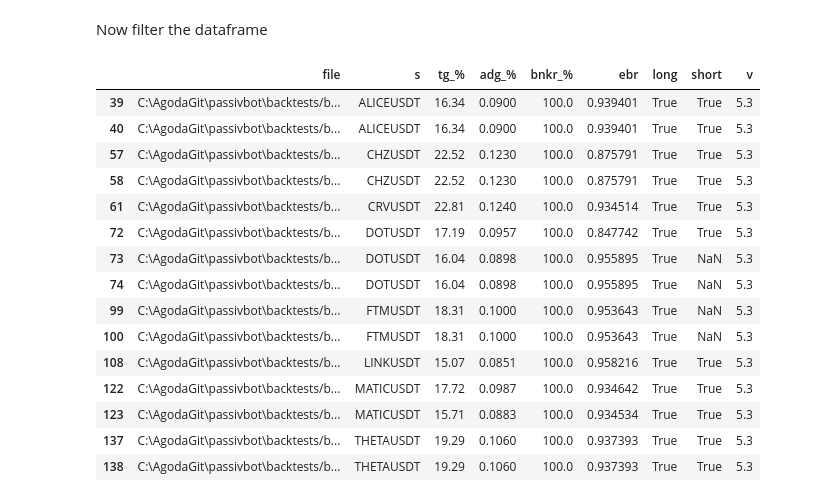
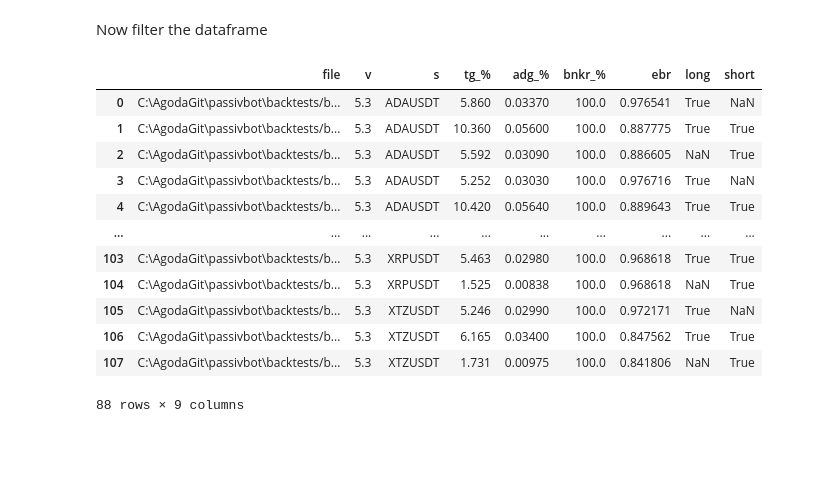
Before and after one commit to shroukkhan/passivbot, a Jupyter notebook: analyze_result.ipynb, the cells around one changed output. Drawn from its saved outputs; the diff is of its cells as text; code cells hidden in the pictures; blank space fills up the shorter version.

```diff
--- a/analyze_result.ipynb
+++ b/analyze_result.ipynb
@@ -59,47 +59,43 @@ Now filter the dataframe
 # %%
 allowed_symbols = ["ETHUSDT", "XRPUSDT", "1000SHIBUSDT", "DOGEUSDT", "ADAUSDT",
             "BNBUSDT", "MATICUSDT", "DOTUSDT", "SANDUSDT", "FTMUSDT",
             "LTCUSDT", "LINKUSDT", "MANAUSDT", "ETCUSDT", "EOSUSDT",
             "ATOMUSDT", "FILUSDT", "ICPUSDT", "ALICEUSDT", "LRCUSDT",
             "BCHUSDT", "SUSHIUSDT", "XTZUSDT", "THETAUSDT", "CRVUSDT",
             "ALGOUSDT", "CHZUSDT", "TRXUSDT", "VETUSDT", "CHRUSDT",
             "ONEUSDT", "OMGUSDT", "XLMUSDT", "RUNEUSDT", "ENJUSDT",
             "CELRUSDT", "SXPUSDT", "1INCHUSDT", "SRMUSDT", "COTIUSDT",
             "ZECUSDT", "QTUMUSDT", "GRTUSDT", "DENTUSDT", "SFPUSDT",
             "STORJUSDT", "IOTAUSDT", "HOTUSDT", "NEOUSDT", "COMPUSDT",
             "LINAUSDT", "KAVAUSDT", "BATUSDT", "WAVESUSDT", "IOSTUSDT",
             "ALPHAUSDT", "RLCUSDT", "HBARUSDT", "DODOUSDT", "XMRUSDT",
             "SNXUSDT", "ANKRUSDT", "DASHUSDT", "REEFUSDT", "ZENUSDT",
             "CVCUSDT", "RENUSDT", "ICXUSDT", "RSRUSDT", "SKLUSDT",
             "NKNUSDT", "BELUSDT", "ONTUSDT", "OGNUSDT", "BLZUSDT",
             "MTLUSDT", "CTKUSDT", "RVNUSDT", "LITUSDT", "MKRUSDT",
             "OCEANUSDT", "ZILUSDT", "UNFIUSDT", "BANDUSDT", "YFIIUSDT",
             "TOMOUSDT", "TRBUSDT", "KNCUSDT", "STMXUSDT", "ZRXUSDT",
             "SCUSDT", "AKROUSDT", "XEMUSDT", "FLMUSDT", "BALUSDT",
             "BTSUSDT", "DGBUSDT", "DEFIUSDT"]
 
 #allowed_symbols = ['ETHUSDT']
 
 df = big_data[(big_data.s.isin(allowed_symbols)) &
               (big_data['bnkr_%'] > 95.0) &
               (big_data['tg_%'] > 0) &
-              (big_data['v'] == '5.3') &
-              (big_data['tg_%'] > 15.0)]
+              (big_data['v'] == '5.3') ]
 df
 # %% [output]
-|  | file | s | tg_% | adg_% | bnkr_% | ebr | long | short | v |
-| 39 | C:\AgodaGit\passivbot\backtests/b... | ALICEUSDT | 16.34 | 0.0900 | 100.0 | 0.939401 | True | True | 5.3 |
-| 40 | C:\AgodaGit\passivbot\backtests/b... | ALICEUSDT | 16.34 | 0.0900 | 100.0 | 0.939401 | True | True | 5.3 |
-| 57 | C:\AgodaGit\passivbot\backtests/b... | CHZUSDT | 22.52 | 0.1230 | 100.0 | 0.875791 | True | True | 5.3 |
-| 58 | C:\AgodaGit\passivbot\backtests/b... | CHZUSDT | 22.52 | 0.1230 | 100.0 | 0.875791 | True | True | 5.3 |
-| 61 | C:\AgodaGit\passivbot\backtests/b... | CRVUSDT | 22.81 | 0.1240 | 100.0 | 0.934514 | True | True | 5.3 |
-| 72 | C:\AgodaGit\passivbot\backtests/b... | DOTUSDT | 17.19 | 0.0957 | 100.0 | 0.847742 | True | True | 5.3 |
-| 73 | C:\AgodaGit\passivbot\backtests/b... | DOTUSDT | 16.04 | 0.0898 | 100.0 | 0.955895 | True | NaN | 5.3 |
-| 74 | C:\AgodaGit\passivbot\backtests/b... | DOTUSDT | 16.04 | 0.0898 | 100.0 | 0.955895 | True | NaN | 5.3 |
-| 99 | C:\AgodaGit\passivbot\backtests/b... | FTMUSDT | 18.31 | 0.1000 | 100.0 | 0.953643 | True | NaN | 5.3 |
-| 100 | C:\AgodaGit\passivbot\backtests/b... | FTMUSDT | 18.31 | 0.1000 | 100.0 | 0.953643 | True | NaN | 5.3 |
-| 108 | C:\AgodaGit\passivbot\backtests/b... | LINKUSDT | 15.07 | 0.0851 | 100.0 | 0.958216 | True | True | 5.3 |
-| 122 | C:\AgodaGit\passivbot\backtests/b... | MATICUSDT | 17.72 | 0.0987 | 100.0 | 0.934642 | True | True | 5.3 |
-| 123 | C:\AgodaGit\passivbot\backtests/b... | MATICUSDT | 15.71 | 0.0883 | 100.0 | 0.934534 | True | True | 5.3 |
-| 137 | C:\AgodaGit\passivbot\backtests/b... | THETAUSDT | 19.29 | 0.1060 | 100.0 | 0.937393 | True | True | 5.3 |
-| 138 | C:\AgodaGit\passivbot\backtests/b... | THETAUSDT | 19.29 | 0.1060 | 100.0 | 0.937393 | True | True | 5.3 |
+|  | file | v | s | tg_% | adg_% | bnkr_% | ebr | long | short |
+| 0 | C:\AgodaGit\passivbot\backtests/b... | 5.3 | ADAUSDT | 5.860 | 0.03370 | 100.0 | 0.976541 | True | NaN |
+| 1 | C:\AgodaGit\passivbot\backtests/b... | 5.3 | ADAUSDT | 10.360 | 0.05600 | 100.0 | 0.887775 | True | True |
+| 2 | C:\AgodaGit\passivbot\backtests/b... | 5.3 | ADAUSDT | 5.592 | 0.03090 | 100.0 | 0.886605 | NaN | True |
+| 3 | C:\AgodaGit\passivbot\backtests/b... | 5.3 | ADAUSDT | 5.252 | 0.03030 | 100.0 | 0.976716 | True | NaN |
+| 4 | C:\AgodaGit\passivbot\backtests/b... | 5.3 | ADAUSDT | 10.420 | 0.05640 | 100.0 | 0.889643 | True | True |
+| ... | ... | ... | ... | ... | ... | ... | ... | ... | ... |
+| 103 | C:\AgodaGit\passivbot\backtests/b... | 5.3 | XRPUSDT | 5.463 | 0.02980 | 100.0 | 0.968618 | True | True |
+| 104 | C:\AgodaGit\passivbot\backtests/b... | 5.3 | XRPUSDT | 1.525 | 0.00838 | 100.0 | 0.968618 | NaN | True |
+| 105 | C:\AgodaGit\passivbot\backtests/b... | 5.3 | XTZUSDT | 5.246 | 0.02990 | 100.0 | 0.972171 | True | NaN |
+| 106 | C:\AgodaGit\passivbot\backtests/b... | 5.3 | XTZUSDT | 6.165 | 0.03400 | 100.0 | 0.847562 | True | True |
+| 107 | C:\AgodaGit\passivbot\backtests/b... | 5.3 | XTZUSDT | 1.731 | 0.00975 | 100.0 | 0.841806 | NaN | True |
+88 rows × 9 columns
```
Also changed, not shown: parts of 1 cell of this notebook, 6 other files.
